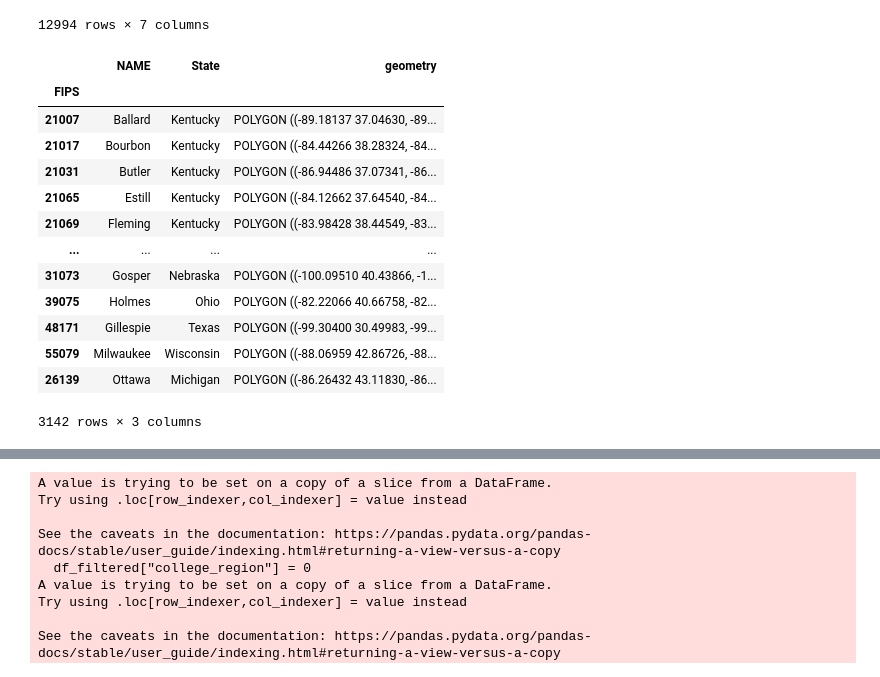
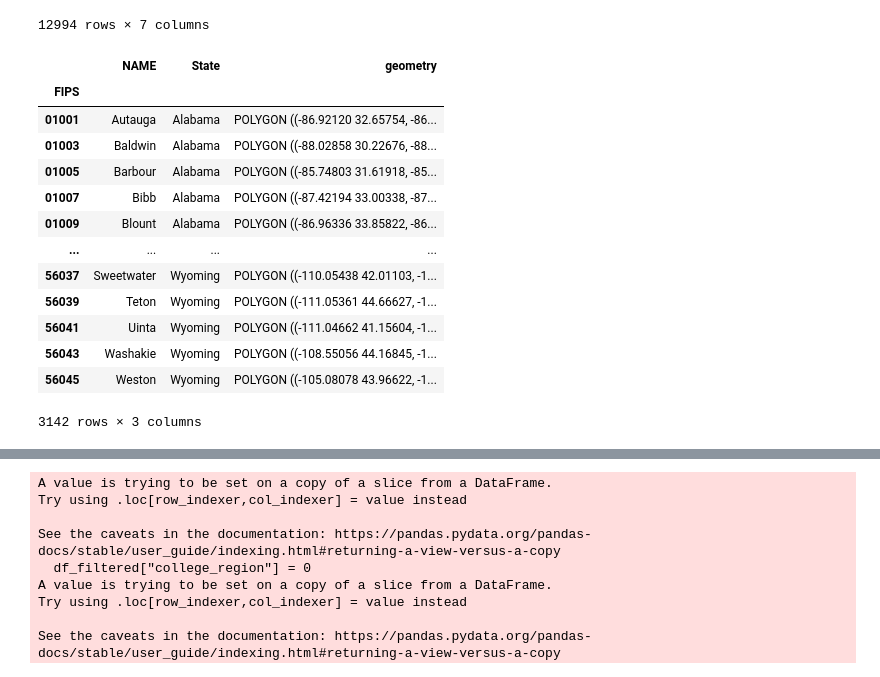
Before and after one commit to zacharyejohnson/AAEA-local-food-data-competition, a Jupyter notebook: Data Gathering.ipynb, the cells around one changed output, grey strips where cells are left out. Saved outputs shown, nothing was run; the diff lists cells and outputs as text; code cells hidden in the pictures.

```diff
--- a/Data Gathering.ipynb
+++ b/Data Gathering.ipynb
@@ -179,24 +180,25 @@ data
 # %%
 filename = "countiesWithStatesAndPopulation.shp"
 map_data = geopandas.read_file(filename = filename)
 map_data["FIPS"] = map_data["STATEFP"].astype(str) + map_data["COUNTYFP"].astype(str)
 map_data['FIPS'] = map_data['FIPS'].astype(str).str.zfill(5)
 map_data = map_data.set_index("FIPS")
 map_data = map_data[["NAME", "State", "geometry"]]
+map_data = map_data.sort_index()
 map_data
 # %% [output]
 |  | NAME | State | geometry |
 | FIPS |  |  |  |
-| 21007 | Ballard | Kentucky | POLYGON ((-89.18137 37.04630, -89... |
-| 21017 | Bourbon | Kentucky | POLYGON ((-84.44266 38.28324, -84... |
-| 21031 | Butler | Kentucky | POLYGON ((-86.94486 37.07341, -86... |
-| 21065 | Estill | Kentucky | POLYGON ((-84.12662 37.64540, -84... |
-| 21069 | Fleming | Kentucky | POLYGON ((-83.98428 38.44549, -83... |
+| 01001 | Autauga | Alabama | POLYGON ((-86.92120 32.65754, -86... |
+| 01003 | Baldwin | Alabama | POLYGON ((-88.02858 30.22676, -88... |
+| 01005 | Barbour | Alabama | POLYGON ((-85.74803 31.61918, -85... |
+| 01007 | Bibb | Alabama | POLYGON ((-87.42194 33.00338, -87... |
+| 01009 | Blount | Alabama | POLYGON ((-86.96336 33.85822, -86... |
 | ... | ... | ... | ... |
-| 31073 | Gosper | Nebraska | POLYGON ((-100.09510 40.43866, -1... |
-| 39075 | Holmes | Ohio | POLYGON ((-82.22066 40.66758, -82... |
-| 48171 | Gillespie | Texas | POLYGON ((-99.30400 30.49983, -99... |
-| 55079 | Milwaukee | Wisconsin | POLYGON ((-88.06959 42.86726, -88... |
-| 26139 | Ottawa | Michigan | POLYGON ((-86.26432 43.11830, -86... |
+| 56037 | Sweetwater | Wyoming | POLYGON ((-110.05438 42.01103, -1... |
+| 56039 | Teton | Wyoming | POLYGON ((-111.05361 44.66627, -1... |
+| 56041 | Uinta | Wyoming | POLYGON ((-111.04662 41.15604, -1... |
+| 56043 | Washakie | Wyoming | POLYGON ((-108.55056 44.16845, -1... |
+| 56045 | Weston | Wyoming | POLYGON ((-105.08078 43.96622, -1... |
 3142 rows × 3 columns
 # %%
```
Also changed, not shown: parts of 7 cells of this notebook, 2 other files.
